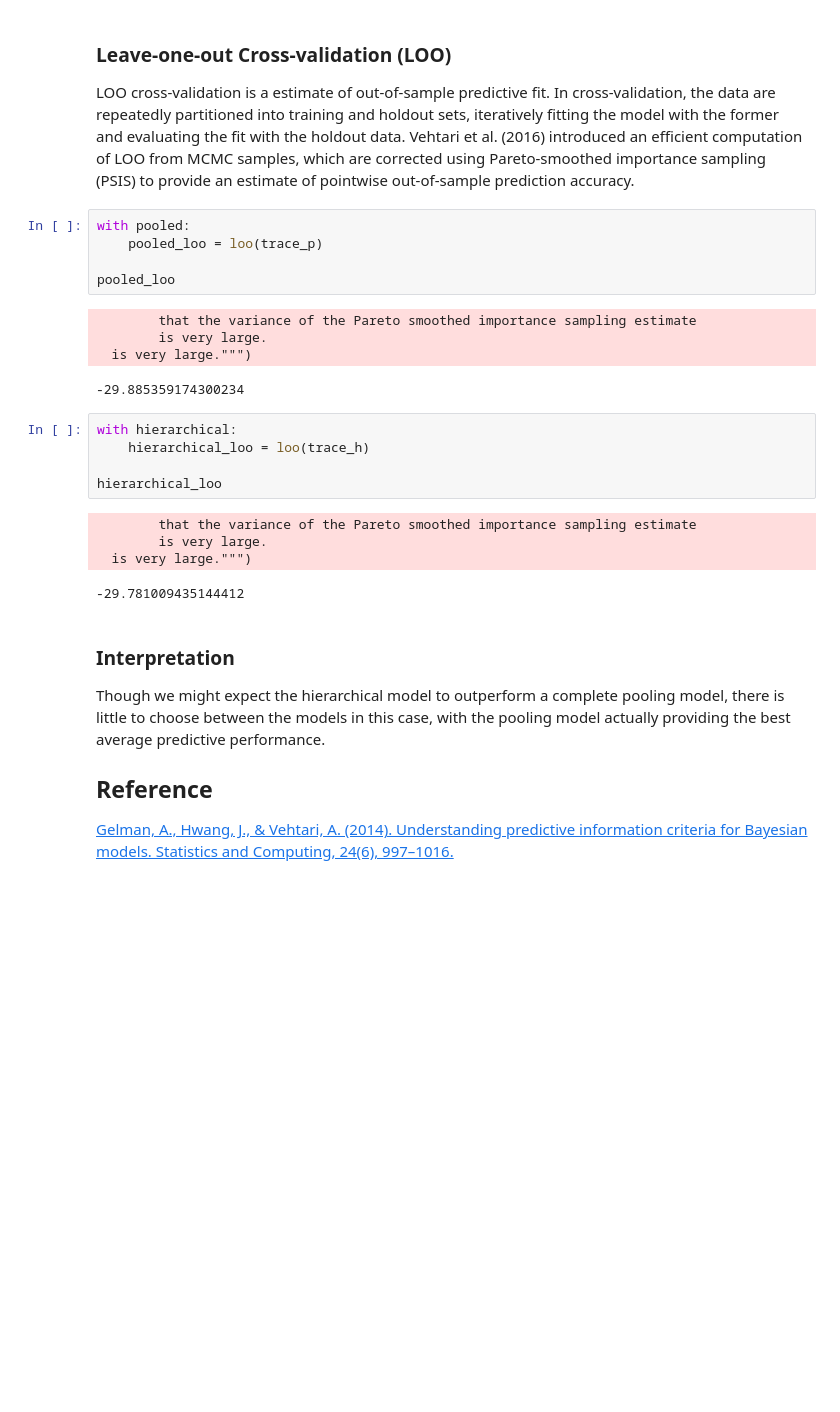
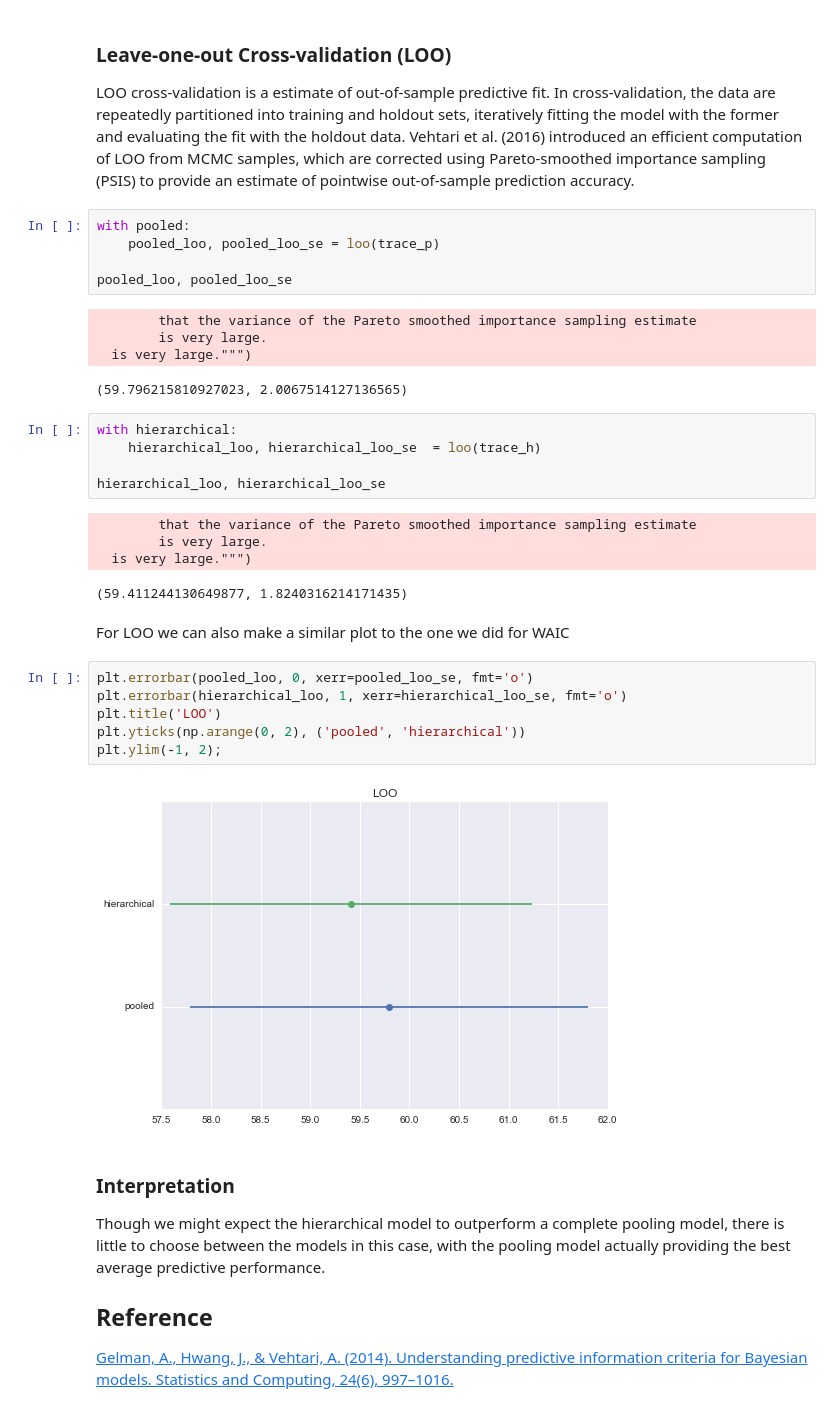
Before and after one commit to se7enstar25/pymc, a Jupyter notebook: docs/source/notebooks/Model Comparison.ipynb, the cells around one changed output. Cells and saved outputs as stored; diff of their text form; blank space fills up the shorter version.

```diff
--- a/docs/source/notebooks/Model Comparison.ipynb
+++ b/docs/source/notebooks/Model Comparison.ipynb
@@ -116,24 +109,34 @@ hierarchical_waic
 LOO cross-validation is a estimate of out-of-sample predictive fit. In cross-validation, the data are repeatedly partitioned into training and holdout sets, iteratively fitting the model with the former and evaluating the fit with the holdout data. Vehtari et al. (2016) introduced an efficient computation of LOO from MCMC samples, which are corrected using Pareto-smoothed importance sampling (PSIS) to provide an estimate of pointwise out-of-sample prediction accuracy.
 # %%
 with pooled:
-    pooled_loo = loo(trace_p)
+    pooled_loo, pooled_loo_se = loo(trace_p)
 
-pooled_loo
+pooled_loo, pooled_loo_se
 # %% [output]
         that the variance of the Pareto smoothed importance sampling estimate
         is very large.
   is very large.""")
--29.885359174300234
+(59.796215810927023, 2.0067514127136565)
 # %%
 with hierarchical:
-    hierarchical_loo = loo(trace_h)
+    hierarchical_loo, hierarchical_loo_se  = loo(trace_h)
 
-hierarchical_loo
+hierarchical_loo, hierarchical_loo_se
 # %% [output]
         that the variance of the Pareto smoothed importance sampling estimate
         is very large.
   is very large.""")
--29.781009435144412
+(59.411244130649877, 1.8240316214171435)
+# %% [markdown]
+For LOO we can also make a similar plot to the one we did for WAIC
+# %%
+plt.errorbar(pooled_loo, 0, xerr=pooled_loo_se, fmt='o')
+plt.errorbar(hierarchical_loo, 1, xerr=hierarchical_loo_se, fmt='o')
+plt.title('LOO')
+plt.yticks(np.arange(0, 2), ('pooled', 'hierarchical'))
+plt.ylim(-1, 2);
+# %% [output]
+[figure, added]
 # %% [markdown]
 ### Interpretation
 
```
Also changed, not shown: parts of 12 cells of this notebook, 1 other file.
